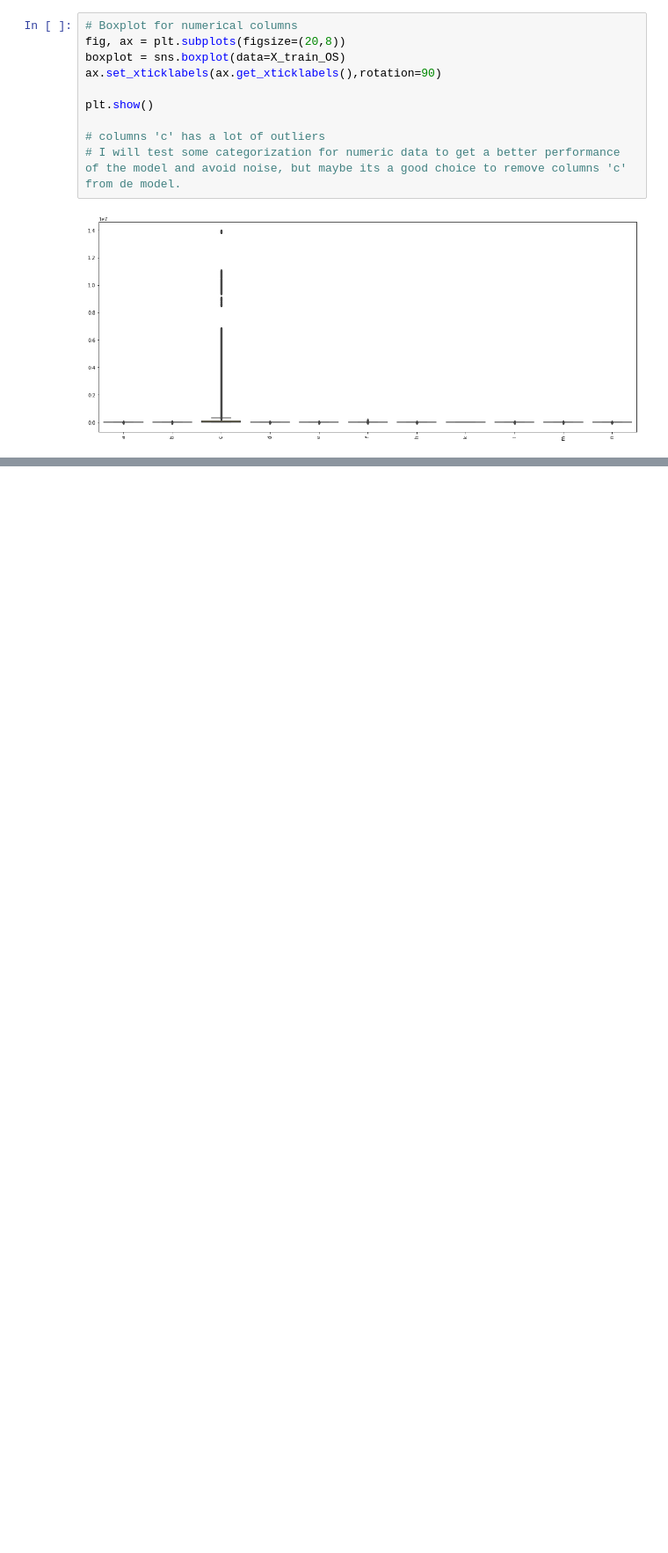
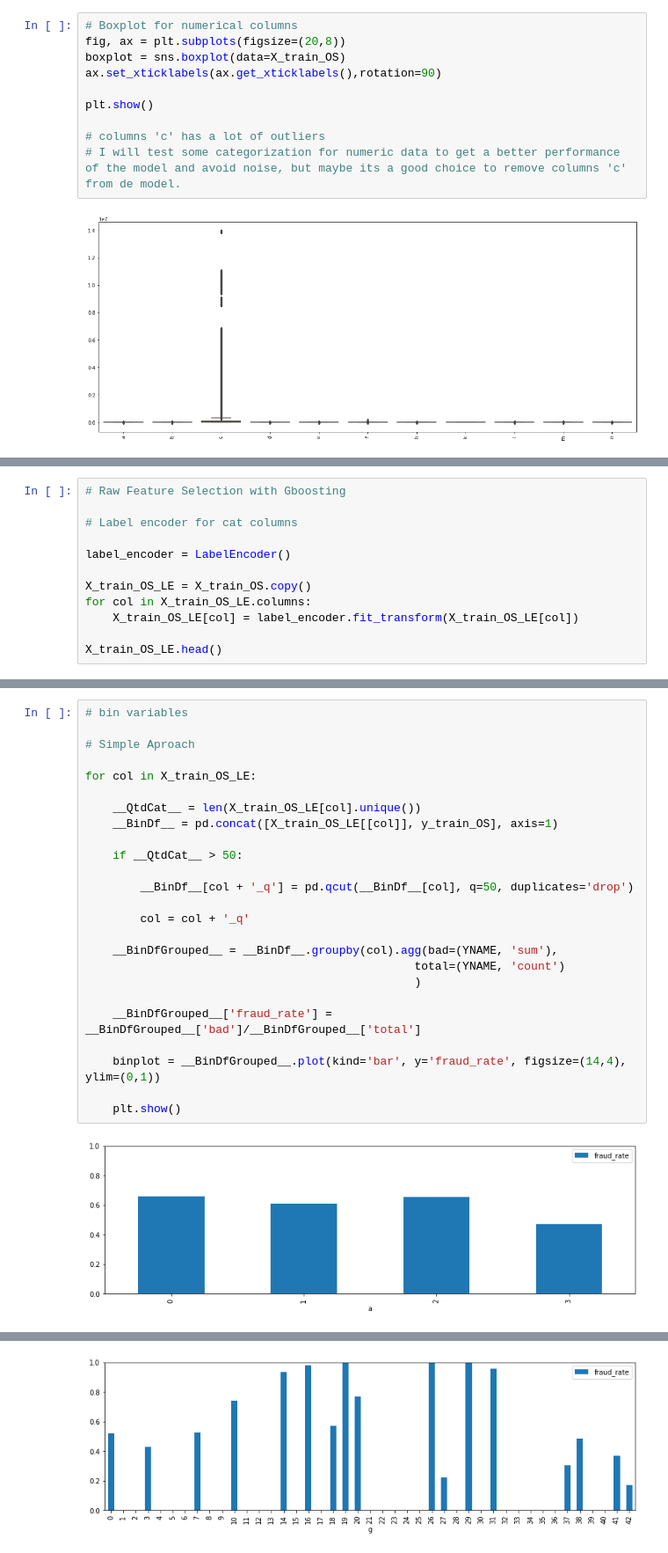
Before and after one commit to lejcruz/case_meli, a Jupyter notebook: notebooks/main.ipynb, the cells around one changed output, grey strips where cells are left out. Shown at 88% size. Cells and saved outputs as stored; diff of their text form; blank space fills up the shorter version.

Commit message:
Binning variables and feature selection

```diff
--- a/notebooks/main.ipynb
+++ b/notebooks/main.ipynb
@@ -203,0 +253,12 @@ p
+# %%
+# Raw Feature Selection with Gboosting
+
+# Label encoder for cat columns
+
+label_encoder = LabelEncoder()
+
+X_train_OS_LE = X_train_OS.copy()
+for col in X_train_OS_LE.columns:
+    X_train_OS_LE[col] = label_encoder.fit_transform(X_train_OS_LE[col])
+
+X_train_OS_LE.head()
@@ -203,0 +309,27 @@ p
+# %%
+# bin variables
+
+# Simple Aproach
+
+for col in X_train_OS_LE:
+
+    __QtdCat__ = len(X_train_OS_LE[col].unique())
+    __BinDf__ = pd.concat([X_train_OS_LE[[col]], y_train_OS], axis=1)
+
+    if __QtdCat__ > 50:
+
+        __BinDf__[col + '_q'] = pd.qcut(__BinDf__[col], q=50, duplicates='drop')
+
+        col = col + '_q'
+
+    __BinDfGrouped__ = __BinDf__.groupby(col).agg(bad=(YNAME, 'sum'),
+                                                total=(YNAME, 'count')
+                                                )
+
+    __BinDfGrouped__['fraud_rate'] = __BinDfGrouped__['bad']/__BinDfGrouped__['total']
+
+    binplot = __BinDfGrouped__.plot(kind='bar', y='fraud_rate', figsize=(14,4), ylim=(0,1))
+
+    plt.show()
+# %% [output]
+[figure, added]
@@ -203,0 +341 @@ p
+[figure, added]
```
Also changed, not shown: parts of 15 cells of this notebook.
